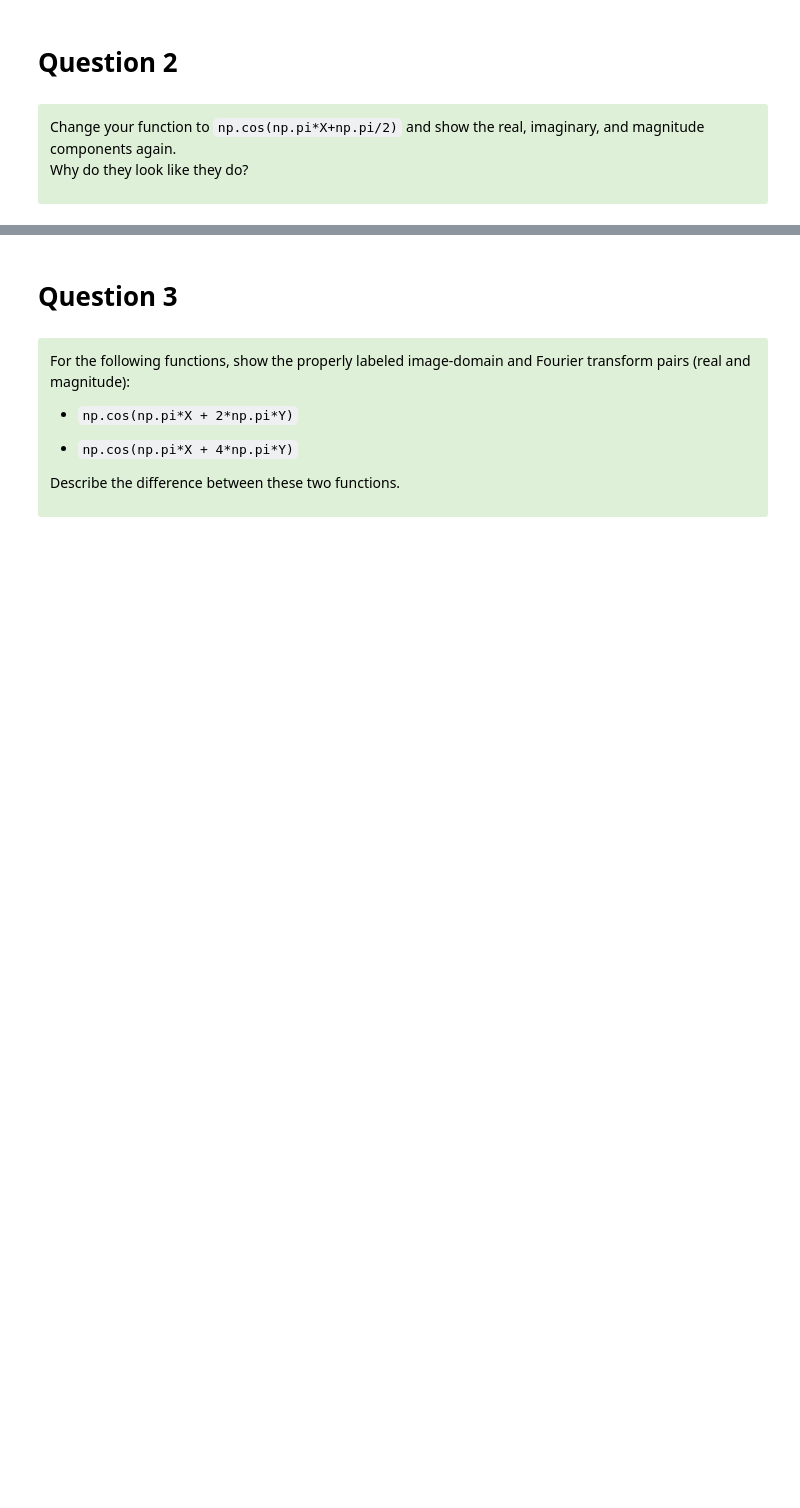
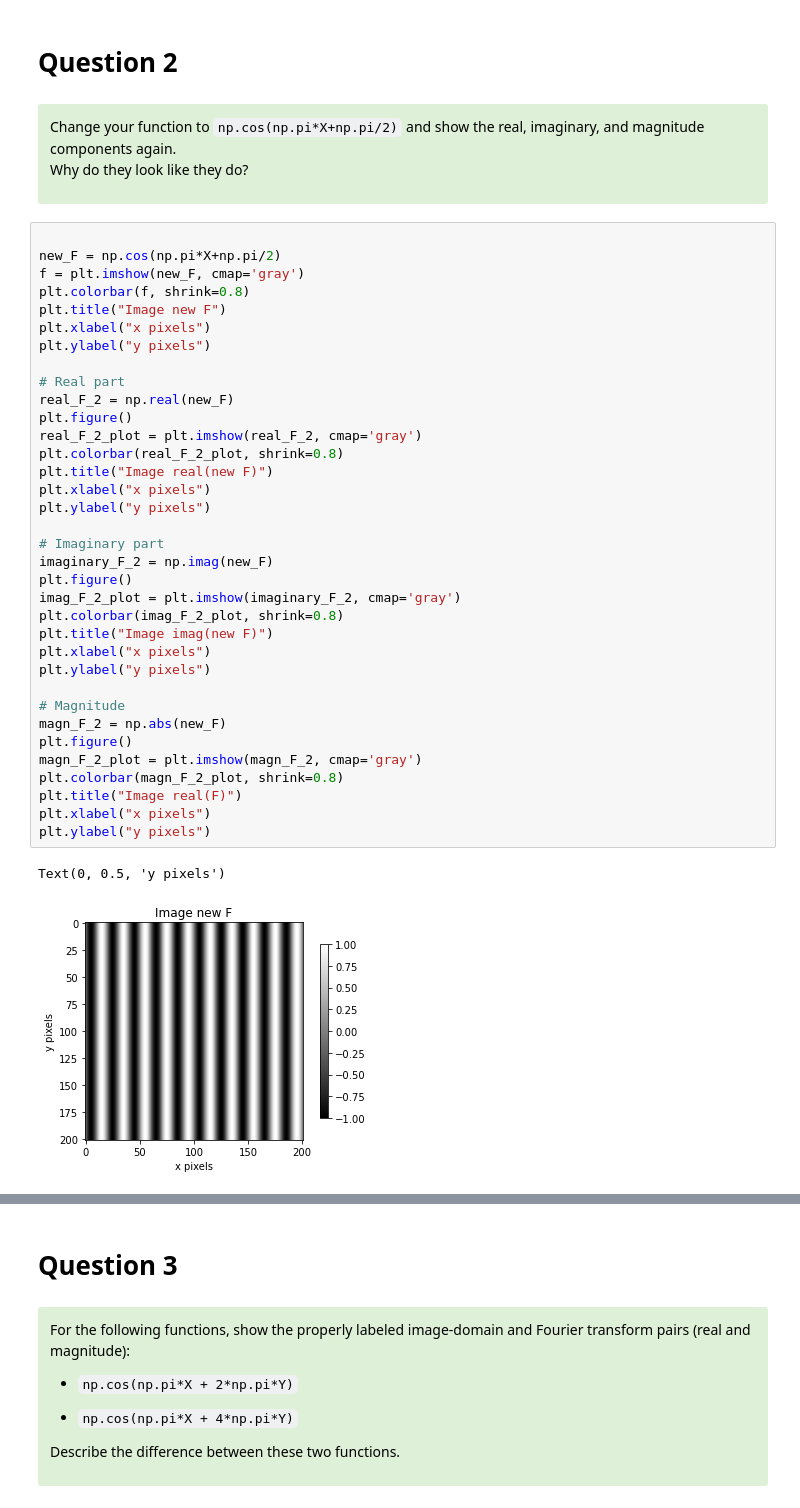
Before and after one commit to skhan102jh/Build-an-Imager, a Jupyter notebook: Lab2 Part1 (Clean).ipynb, the cells around one changed output, grey strips where cells are left out. Cells and saved outputs as stored; diff of their text form; blank space fills up the shorter version.

```diff
--- a/Lab2 Part1 (Clean).ipynb
+++ b/Lab2 Part1 (Clean).ipynb
@@ -203,3 +239,41 @@ The sampling frequency is 10.0 mm
 Change your function to `np.cos(np.pi*X+np.pi/2)` and show the real, imaginary, and magnitude components again. <br/>Why do they look like they do?   </font>
 
 </div>
+# %%
+
+new_F = np.cos(np.pi*X+np.pi/2)
+f = plt.imshow(new_F, cmap='gray')
+plt.colorbar(f, shrink=0.8)
+plt.title("Image new F")
+plt.xlabel("x pixels")
+plt.ylabel("y pixels")
+
+# Real part
+real_F_2 = np.real(new_F)
+plt.figure()
+real_F_2_plot = plt.imshow(real_F_2, cmap='gray')
+plt.colorbar(real_F_2_plot, shrink=0.8)
+plt.title("Image real(new F)")
+plt.xlabel("x pixels")
+plt.ylabel("y pixels")
+
+# Imaginary part
+imaginary_F_2 = np.imag(new_F)
+plt.figure()
+imag_F_2_plot = plt.imshow(imaginary_F_2, cmap='gray')
+plt.colorbar(imag_F_2_plot, shrink=0.8)
+plt.title("Image imag(new F)")
+plt.xlabel("x pixels")
+plt.ylabel("y pixels")
+
+# Magnitude
+magn_F_2 = np.abs(new_F)
+plt.figure()
+magn_F_2_plot = plt.imshow(magn_F_2, cmap='gray')
+plt.colorbar(magn_F_2_plot, shrink=0.8)
+plt.title("Image real(F)")
+plt.xlabel("x pixels")
+plt.ylabel("y pixels")
+# %% [output]
+Text(0, 0.5, 'y pixels')
+[figure, added]
```
Also changed, not shown: parts of 5 cells of this notebook.
